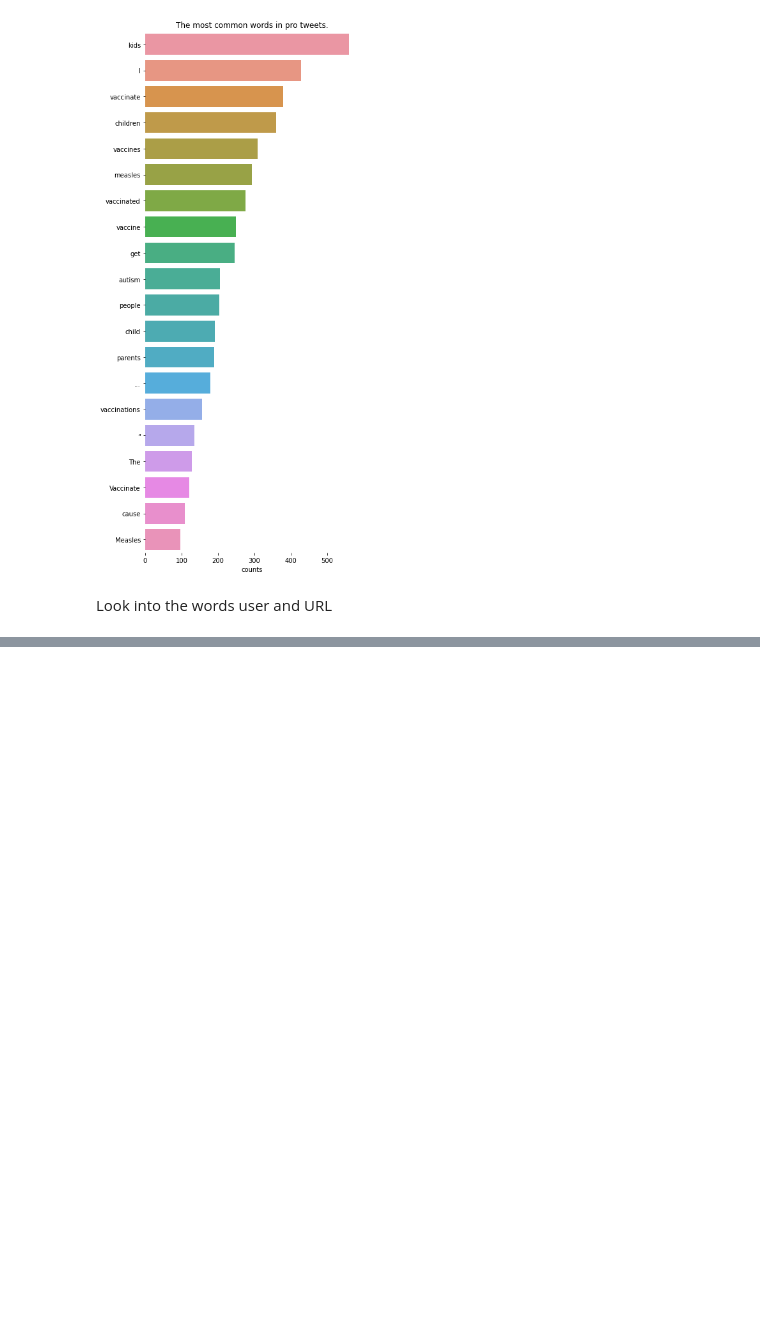
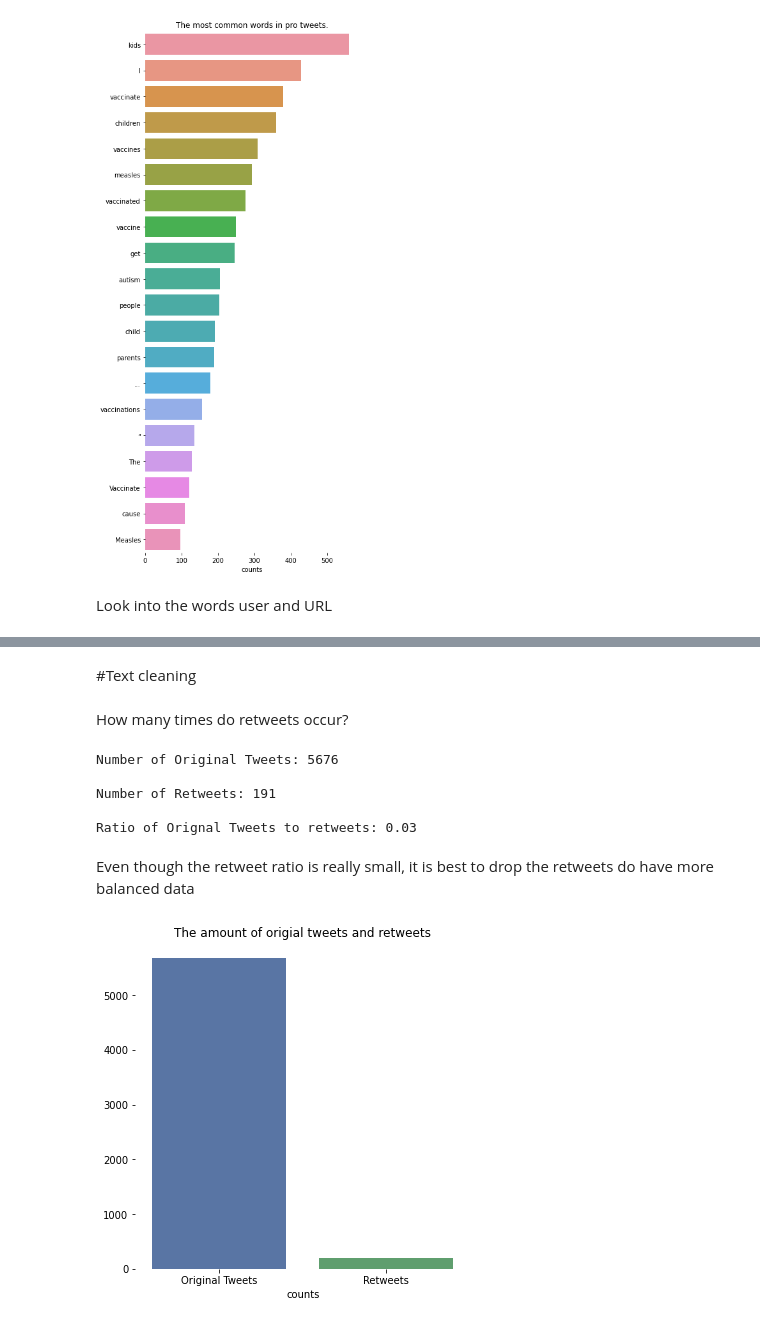
Before and after one commit to monicafar147/To-vaccinate-or-not-, a Jupyter notebook: main.ipynb, the cells around one changed output, grey strips where cells are left out. Saved outputs shown, nothing was run; the diff lists cells and outputs as text; code cells hidden in the pictures; blank space fills up the shorter version.

Commit message:
added retweet info

```diff
--- a/main.ipynb
+++ b/main.ipynb
@@ -367,0 +373,38 @@ plt.show()
+# %% [markdown]
+#Text cleaning
+# %% [markdown]
+How many times do retweets occur?
+# %%
+#how many times does retweet occur?
+rts = [0]
+op =[]
+for i in data['safe_text']:
+  if 'RT' in i:
+    rts.append(i)
+  else:
+    op.append(i)
+
+print("Number of Original Tweets: " + str(len(op)))
+print("\nNumber of Retweets: " + str(len(rts)))
+print("\nRatio of Orignal Tweets to retweets: " + str(round(len(rts)/len(op),2)))
+# %% [output]
+Number of Original Tweets: 5676
+
+Number of Retweets: 191
+
+Ratio of Orignal Tweets to retweets: 0.03
+# %% [markdown]
+Even though the retweet ratio is really small, it is best to drop the retweets do have more balanced data
+# %%
+lengths = [len(op),len(rts)]
+values = ['Original Tweets', 'Retweets']
+f, ax = plt.subplots(figsize=(6, 6))
+sns.barplot(values,lengths)
+# Add a legend and informative axis label
+ax.set(ylabel="",
+       xlabel="counts")
+ax.title.set_text('The amount of origial tweets and retweets')
+sns.despine(left=True, bottom=True)
+plt.show()
+# %% [output]
+[figure, added]
```
Also changed, not shown: parts of 10 cells of this notebook.
